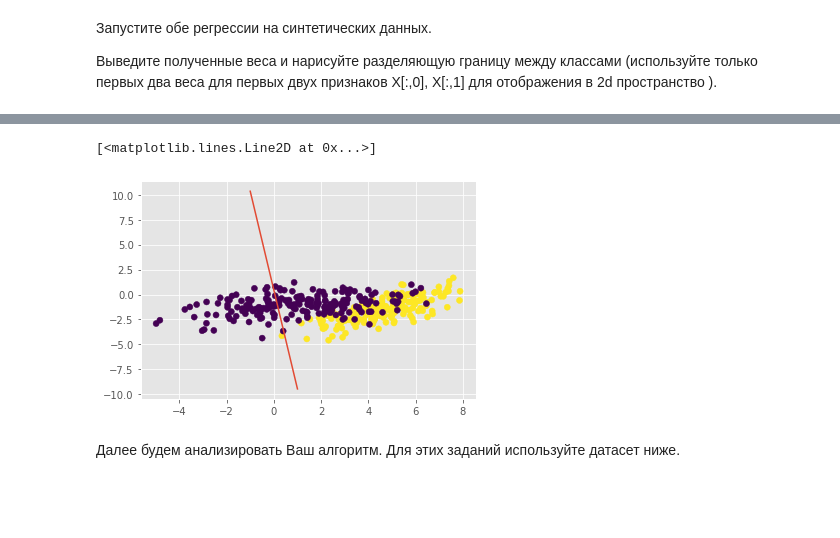
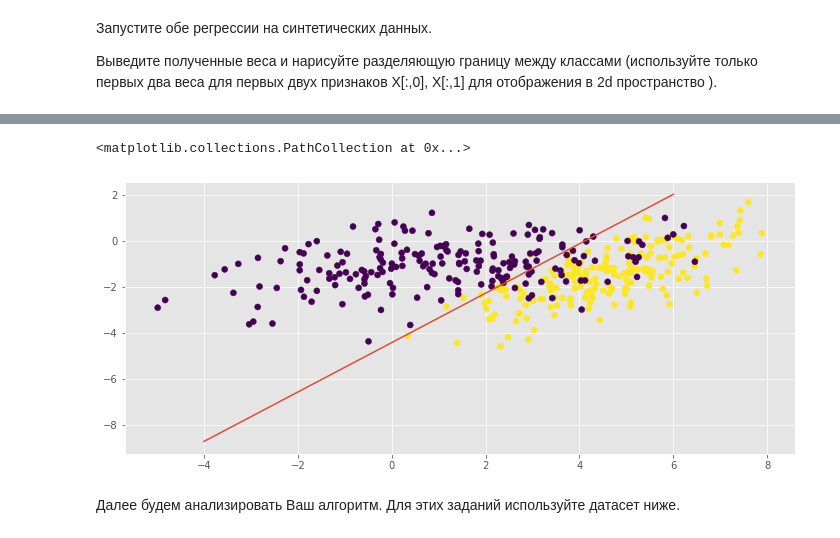
Before and after one commit to Irek21/TechnoSphere, a Jupyter notebook: hw2/kamalov_hw2.ipynb, the cells around one changed output, grey strips where cells are left out. Cells and saved outputs as stored; diff of their text form; code cells hidden in the pictures; blank space fills up the shorter version.

```diff
--- a/hw2/kamalov_hw2.ipynb
+++ b/hw2/kamalov_hw2.ipynb
@@ -313,7 +318,9 @@ class MySGDClassifier(BaseEstimator, ClassifierMixin):
 
 
 Выведите полученные веса и нарисуйте разделяющую границу между классами (используйте только первых два веса для первых двух признаков X[:,0], X[:,1] для отображения в 2d пространство ).
-# %%
-def plot_decision_boundary(MySGDClassyfier()):
-    ## Your code Here
-    pass
+# %%
+def plot_decision_boundary(Clf):
+    w = Clf.weights
+    l = np.linspace(-4, 6)
+    plt.plot(l, - (w[0] + w[1] * l) / w[2])
+    return
@@ -320,25 +346,22 @@ def plot_decision_boundary(MySGDClassyfier()):
 # %%
 np.random.seed(0)
 
 C1 = np.array([[0., -0.8], [1.5, 0.8]])
 C2 = np.array([[1., -0.7], [2., 0.7]])
 gauss1 = np.dot(np.random.randn(200, 2) + np.array([5, 3]), C1)
 gauss2 = np.dot(np.random.randn(200, 2) + np.array([1.5, 0]), C2)
 
 X = np.vstack([gauss1, gauss2])
 y = np.r_[np.ones(200), np.zeros(200)]
 
-# plot_decision_boundary(your_model)
-Clf = MySGDClassifier(batch_generator=batch_generator, C=0.1, alpha=0.01, max_epoch=10, model_type='log_reg')
+Clf = MySGDClassifier(batch_generator=batch_generator, batch_size=20, C=100, alpha=0.01, max_epoch=10, model_type='log_reg')
 Clf.fit(X, y)
+plot_decision_boundary(Clf)
 
-fig = plt.figure()
-ax = fig.add_subplot()
 plt.scatter(X[:,0], X[:,1], c=y)
-ax.plot((-1, 1), ((- Clf.weights[1] / Clf.weights[2]) * (-1) - Clf.weights[0], (- Clf.weights[1] / Clf.weights[2]) * 1 - Clf.weights[0]))
 # %% [output]
-[<matplotlib.lines.Line2D at 0x...>]
+<matplotlib.collections.PathCollection at 0x...>
-[figure, old version]
+[figure, new version]
 # %% [markdown]
 Далее будем анализировать Ваш алгоритм.
 Для этих заданий используйте датасет ниже.
```
Also changed, not shown: parts of 6 cells of this notebook.
